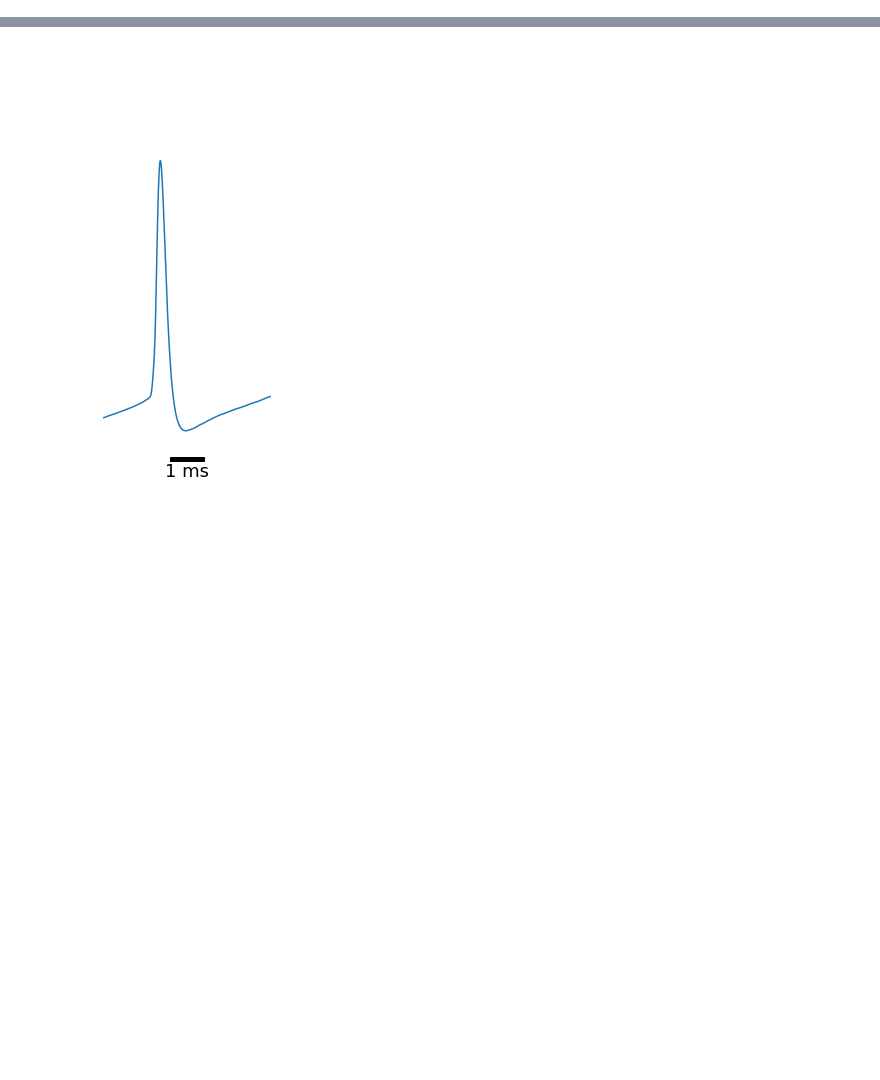
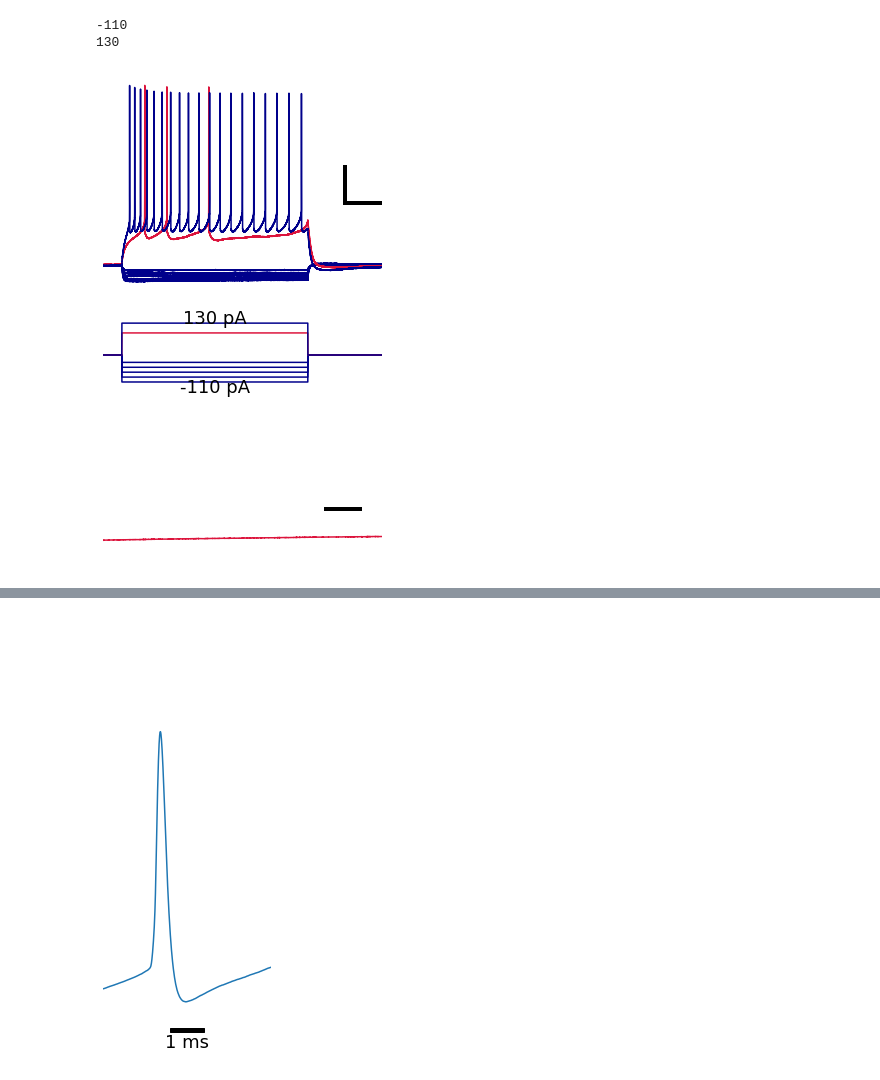
Before and after one commit to xpliu16/celltypes, a Jupyter notebook: IPFX_test.ipynb, the cells around one changed output, grey strips where cells are left out. Drawn from its saved outputs; the diff is of its cells as text; code cells hidden in the pictures; blank space fills up the shorter version.

```diff
--- a/IPFX_test.ipynb
+++ b/IPFX_test.ipynb
@@ -29,0 +66,54 @@ plt.show()
+# %%
+#import numpy as np
+from mpl_toolkits.axes_grid1.anchored_artists import AnchoredSizeBar
+import matplotlib.pyplot as plt
+import matplotlib.font_manager as fm
+
+#sweep = dataset.sweep(sweep_number)
+#sweep_list = [5, 6, 7, 8, 9, 16, 17, 18, 19, 20]   # PVALB    #16 maybe
+sweep_list = [5, 6, 7, 8, 9, 17, 20]
+sweep_rheo = 17
+
+fig,axs = plt.subplots(3,1, figsize = (5,9), sharex = True, gridspec_kw={'height_ratios': [1, 0.3, 0.7]})
+all_i = np.array([])
+for sw in sweep_list:
+    sweep = dataset.sweep(sw)
+    t = sweep.t
+    v = sweep.v
+    i = sweep.i
+    if (sw == sweep_rheo):
+        tr_color = 'crimson'
+    else:
+        tr_color = 'darkblue'
+    axs[0].plot(t,v,tr_color)
+    axs[0].axis('off')
+
+    axs[1].plot(t,i,tr_color)
+    axs[1].axis('off')
+    if (sw == sweep_rheo):
+        axs[2].plot(t,v, 'crimson')
+        axs[2].axis('off')
+    all_i = np.concatenate((all_i, np.squeeze(sweep.i)))
+min_i = round(np.min(all_i))
+max_i = round(np.max(all_i))
+print(round(np.min(all_i)))
+print(round(np.max(all_i)))
+
+plt.xlim([0.5, 2.0])
+g = axs[2].get_shared_x_axes()
+g.remove(axs[0])
+g.remove(axs[1])
+axs[2].set_xlim([0.63, 0.655])     # 25 ms
+axs[0].plot([1.8, 2.0], [-40, -40], 'k', linewidth = 4)     # 200 ms
+axs[0].plot([1.8, 1.8], [-20, -40], 'k', linewidth = 4)      # 20 mV
+axs[2].plot([0.65, 0.653], [-40, -40], 'k', linewidth = 4)    # 3 ms
+
+axs[1].text(1.1, max_i + 21, str(max_i) + ' pA', size = 18, color = 'k', horizontalalignment = 'center', verticalalignment = 'center')
+axs[1].text(1.1, min_i - 23, str(min_i) + ' pA', size = 18, color = 'k', horizontalalignment = 'center', verticalalignment = 'center')
+
+plt.savefig('/home/xiaoping.liu/raw_trace/CCK-VIP-TAC3_QN22260161402A03.png')
+plt.show()
+# %% [output]
+-110
+130
+[figure, added]
```
Also changed, not shown: parts of 4 cells of this notebook.
